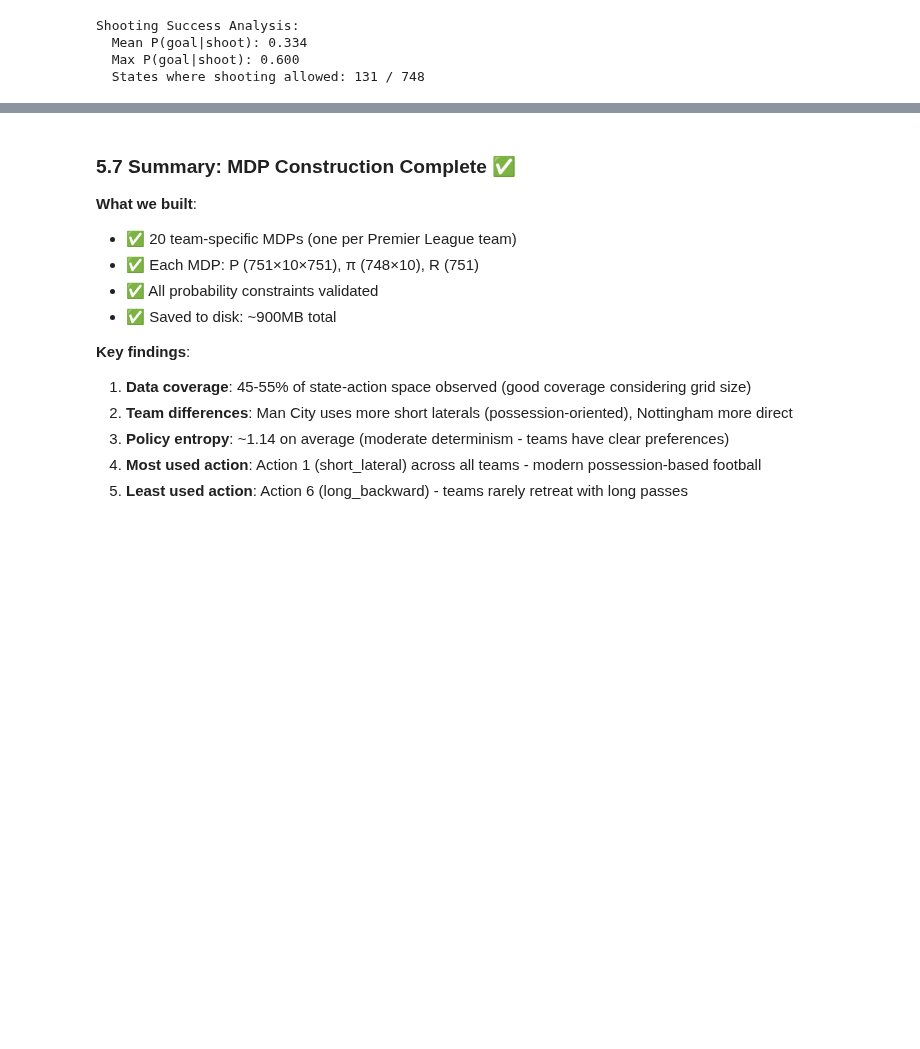
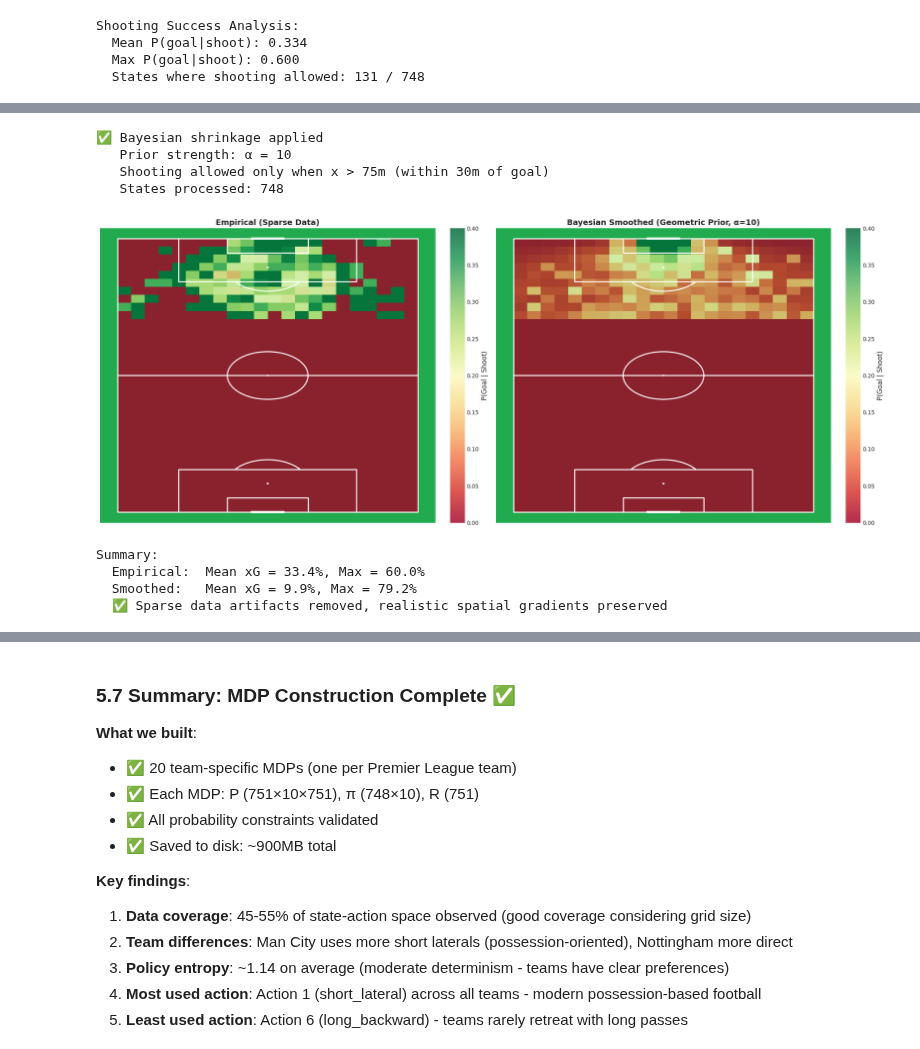
Before and after one commit to MartimRego/pass-decisions, a Jupyter notebook: Project/pass_decision_analysis.ipynb, the cells around one changed output, grey strips where cells are left out. Drawn from its saved outputs; the diff is of its cells as text; code cells hidden in the pictures; blank space fills up the shorter version.

```diff
--- a/Project/pass_decision_analysis.ipynb
+++ b/Project/pass_decision_analysis.ipynb
@@ -1738,0 +1760,80 @@ Shooting Success Analysis:
+# %%
+# Apply Bayesian shrinkage using geometric xG prior
+from src.xg_model import apply_bayesian_shrinkage
+
+# Apply shrinkage to shooting probabilities
+shoot_probs_bayesian = apply_bayesian_shrinkage(
+    actions_df=actions,
+    grid=grid,
+    shoot_action_id=8,
+    alpha=10,
+    shoot_distance_threshold=30
+)
+
+print("✅ Bayesian shrinkage applied")
+print(f"   Prior strength: α = 10")
+print(f"   Shooting allowed only when x > 75m (within 30m of goal)")
+print(f"   States processed: {grid.n_states}")
+# %% [output]
+✅ Bayesian shrinkage applied
+   Prior strength: α = 10
+   Shooting allowed only when x > 75m (within 30m of goal)
+   States processed: 748
+# %%
+# Compare original empirical vs Bayesian-smoothed shooting probabilities
+fig, (ax1, ax2) = plt.subplots(1, 2, figsize=(20, 8))
+
+# Left: Original empirical probabilities from MDP
+shoot_success_empirical = P_city[:748, shoot_action, goal_state]
+grid_empirical = np.zeros((grid.n_cols, grid.n_rows))
+for state in range(grid.n_states):
+    row = state // grid.n_cols
+    col = state % grid.n_cols
+    grid_empirical[col, row] = shoot_success_empirical[state]
+
+pitch1 = VerticalPitch(pitch_type='custom', pitch_length=105, pitch_width=68,
+                      pitch_color='#22ab4e', line_color='white', linewidth=2)
+pitch1.draw(ax=ax1)
+im1 = ax1.imshow(grid_empirical, extent=[0, 68, 0, 105], origin='lower',
+                cmap='RdYlGn', alpha=0.8, aspect='auto', vmin=0, vmax=0.4)
+cbar1 = plt.colorbar(im1, ax=ax1, fraction=0.046, pad=0.04)
+cbar1.set_label('P(Goal | Shoot)', fontsize=12)
+ax1.set_title('Empirical (Sparse Data)',
+             fontsize=14, fontweight='bold')
+
+# Right: Bayesian-smoothed probabilities
+grid_smoothed = np.zeros((grid.n_cols, grid.n_rows))
+for state in range(grid.n_states):
+    row = state // grid.n_cols
+    col = state % grid.n_cols
+    grid_smoothed[col, row] = shoot_probs_bayesian[state]
+
+pitch2 = VerticalPitch(pitch_type='custom', pitch_length=105, pitch_width=68,
+                      pitch_color='#22ab4e', line_color='white', linewidth=2)
+pitch2.draw(ax=ax2)
+im2 = ax2.imshow(grid_smoothed, extent=[0, 68, 0, 105], origin='lower',
+                cmap='RdYlGn', alpha=0.8, aspect='auto', vmin=0, vmax=0.4)
+cbar2 = plt.colorbar(im2, ax=ax2, fraction=0.046, pad=0.04)
+cbar2.set_label('P(Goal | Shoot)', fontsize=12)
+ax2.set_title('Bayesian Smoothed (Geometric Prior, α=10)',
+             fontsize=14, fontweight='bold')
+
+plt.tight_layout()
+plt.savefig('outputs/figures/bayesian_smoothing_comparison.png', dpi=150, bbox_inches='tight')
+plt.show()
+
+# Summary statistics
+empirical_mean = shoot_success_empirical[shoot_success_empirical > 0].mean()
+smoothed_vals = np.array(list(shoot_probs_bayesian.values()))
+smoothed_mean = smoothed_vals[smoothed_vals > 0.001].mean()
+
+print(f"\nSummary:")
+print(f"  Empirical:  Mean xG = {empirical_mean:.1%}, Max = {shoot_success_empirical.max():.1%}")
+print(f"  Smoothed:   Mean xG = {smoothed_mean:.1%}, Max = {smoothed_vals.max():.1%}")
+print(f"  ✅ Sparse data artifacts removed, realistic spatial gradients preserved")
+# %% [output]
+[figure, added]
+Summary:
+  Empirical:  Mean xG = 33.4%, Max = 60.0%
+  Smoothed:   Mean xG = 9.9%, Max = 79.2%
+  ✅ Sparse data artifacts removed, realistic spatial gradients preserved
```
Also changed, not shown: parts of 2 cells of this notebook, 2 other files.
